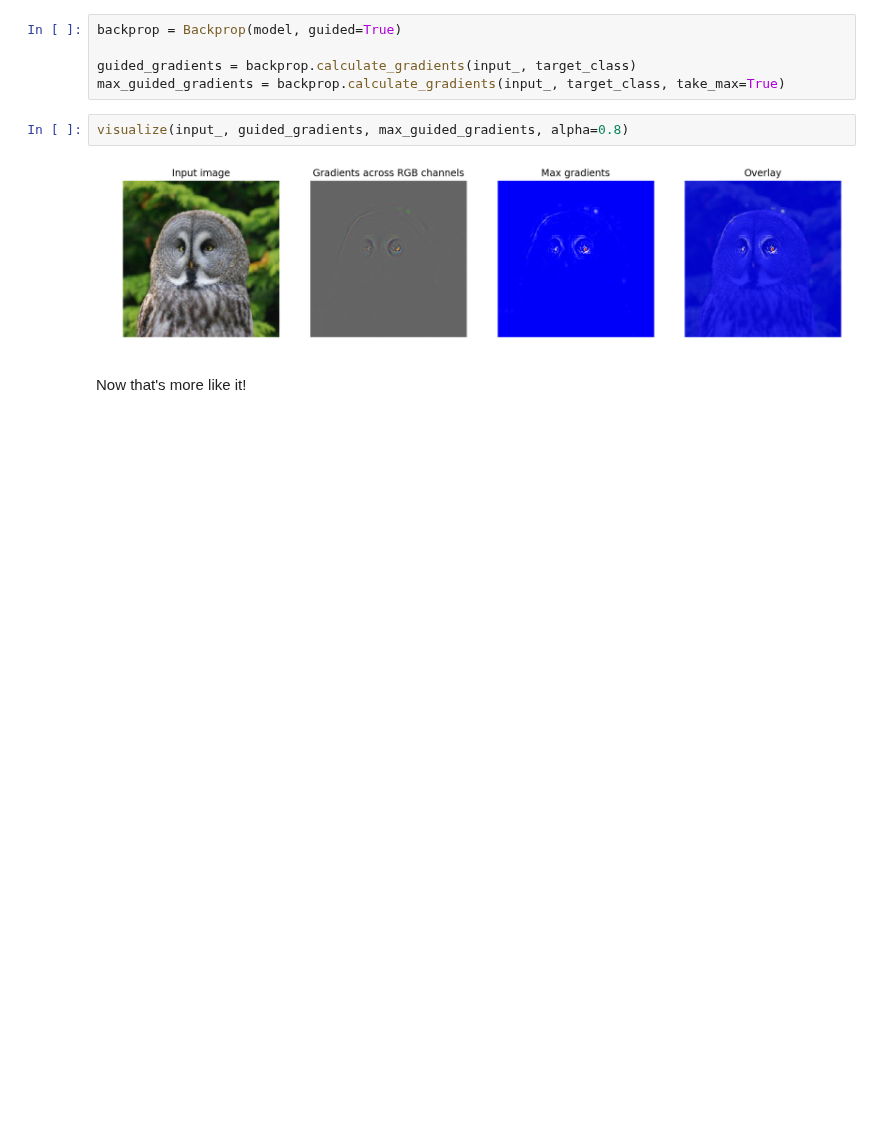
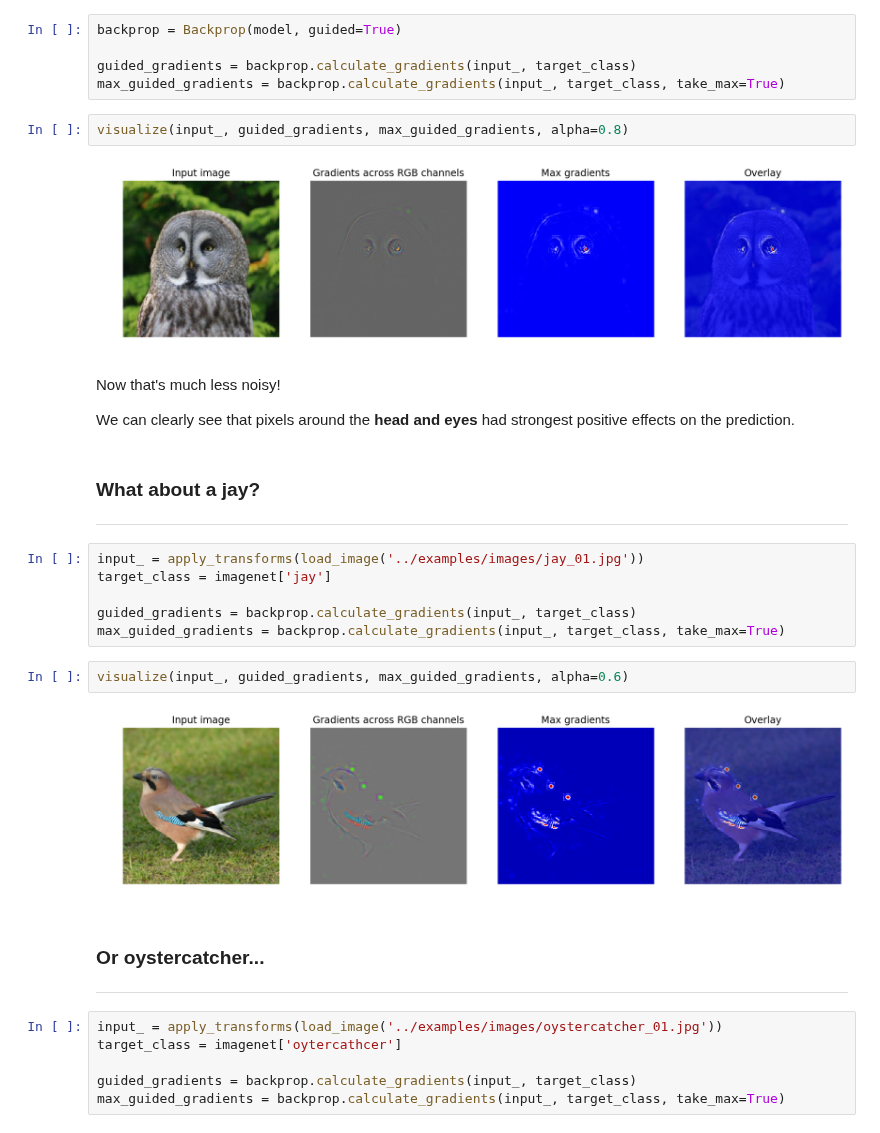
Before and after one commit to MisaOgura/flashtorch, a Jupyter notebook: presentations/hopperx1.ipynb, the cells around one changed output. Saved outputs shown, nothing was run; the diff lists cells and outputs as text; blank space fills up the shorter version.

```diff
--- a/presentations/hopperx1.ipynb
+++ b/presentations/hopperx1.ipynb
@@ -212,5 +250,31 @@ max_guided_gradients = backprop.calculate_gradients(input_, target_class, take_m
 visualize(input_, guided_gradients, max_guided_gradients, alpha=0.8)
 # %% [output]
 [figure]
-# %% [markdown]
-Now that's more like it!
+# %% [markdown]
+Now that's much less noisy!
+
+We can clearly see that pixels around the **head and eyes** had strongest positive effects on the prediction.
+# %% [markdown]
+### What about a jay?
+
+---
+# %%
+input_ = apply_transforms(load_image('../examples/images/jay_01.jpg'))
+target_class = imagenet['jay']
+
+guided_gradients = backprop.calculate_gradients(input_, target_class)
+max_guided_gradients = backprop.calculate_gradients(input_, target_class, take_max=True)
+# %%
+visualize(input_, guided_gradients, max_guided_gradients, alpha=0.6)
+# %% [output]
+[figure, added]
+# %% [markdown]
+### Or oystercatcher...
+
+---
+# %%
+input_ = apply_transforms(load_image('../examples/images/oystercatcher_01.jpg'))
+target_class = imagenet['oytercathcer']
+
+guided_gradients = backprop.calculate_gradients(input_, target_class)
+max_guided_gradients = backprop.calculate_gradients(input_, target_class, take_max=True)
```
Also changed, not shown: parts of 21 cells of this notebook, 7 other files.
